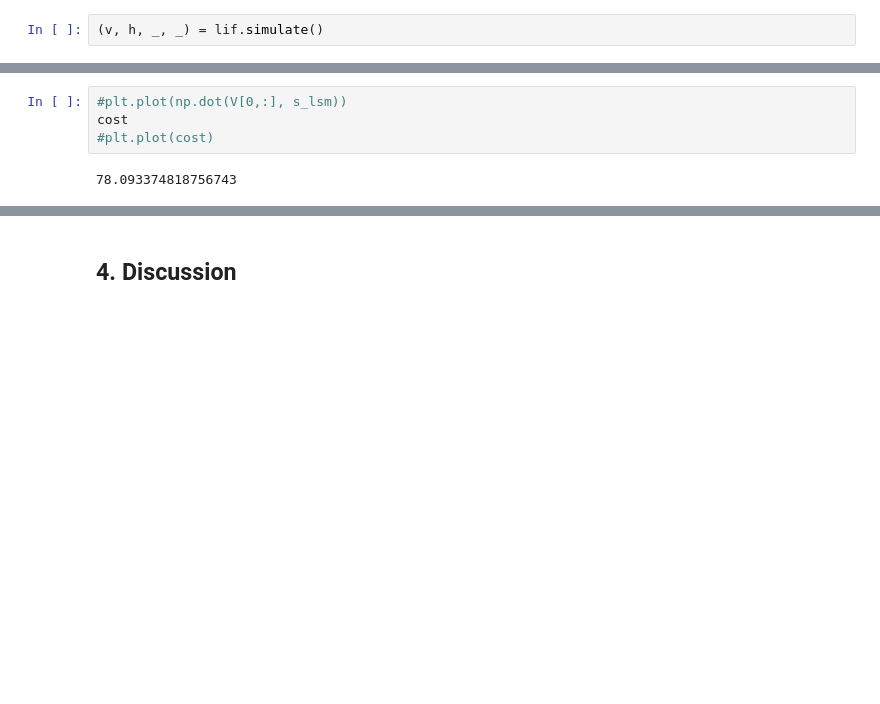
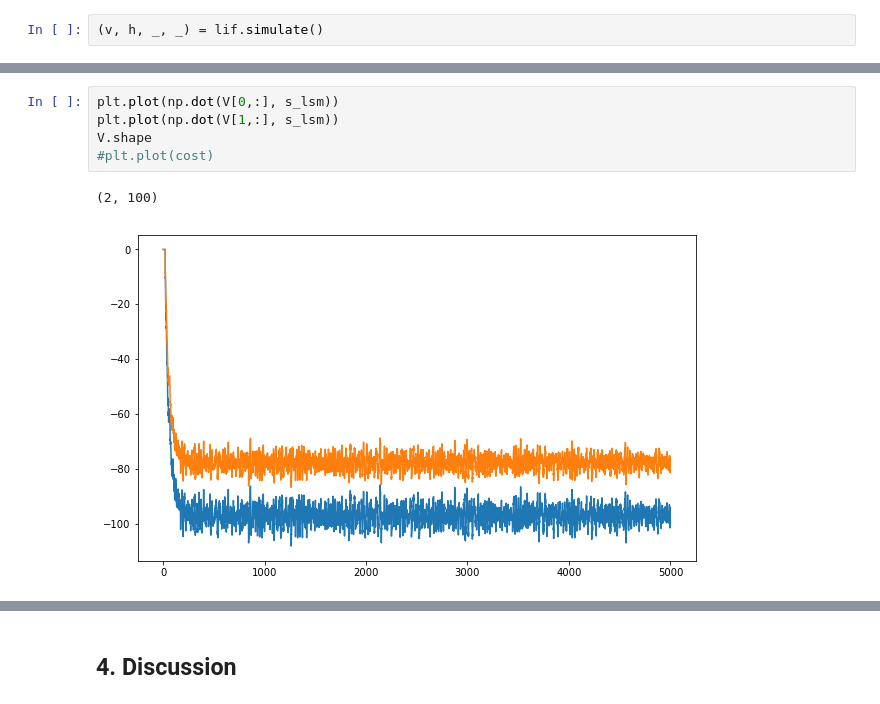
Before and after one commit to benlansdell/rdd, a Jupyter notebook: rdd.ipynb, the cells around one changed output, grey strips where cells are left out. Drawn from its saved outputs; the diff is of its cells as text; blank space fills up the shorter version.

```diff
--- a/rdd.ipynb
+++ b/rdd.ipynb
@@ -1297,9 +1308,11 @@ for idx in range(N):
 # %%
-#plt.plot(np.dot(V[0,:], s_lsm))
-cost
+plt.plot(np.dot(V[0,:], s_lsm))
+plt.plot(np.dot(V[1,:], s_lsm))
+V.shape
 #plt.plot(cost)
 # %% [output]
-78.093374818756743
+(2, 100)
+[figure, added]
 # %%
 beta_bp1 = (alpha1**2)*(ds**2) + 2*alpha1*alpha2*np.mean(s2)*ds-2*alpha1*(x**2)*ds
 beta_bp2 = (alpha2**2)*(ds**2) + 2*alpha1*alpha2*np.mean(s1)*ds-2*alpha2*(x**2)*ds
```
Also changed, not shown: parts of 7 cells of this notebook, 4 other files.
